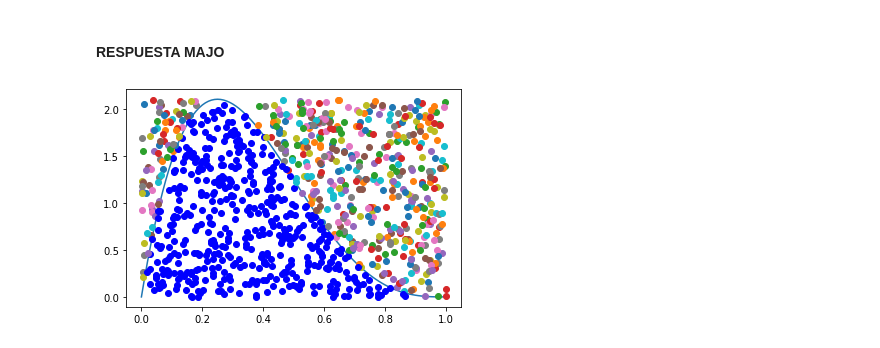
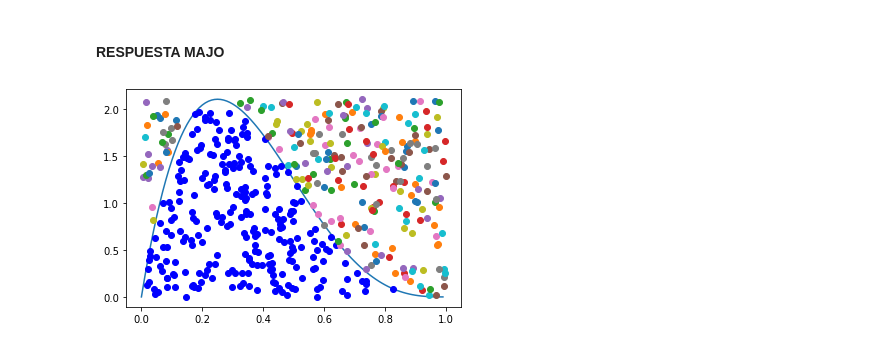
Before and after one commit to Sofiagarciaif/Tarea4_MCantu_SGarcia, a Jupyter notebook: Tarea4.ipynb, the cells around one changed output. Drawn from its saved outputs; the diff is of its cells as text; code cells hidden in the pictures.

```diff
--- a/Tarea4.ipynb
+++ b/Tarea4.ipynb
@@ -576,29 +641,29 @@ El máximo de f es: [2.109375]
 # %% [markdown]
 #### RESPUESTA MAJO
 # %%
-n=1000 #Numero de puntos y len de la var aleatoria
+n=500 #Numero de puntos y len de la var aleatoria
 f2=lambda x: 20*x*(1-x)**3 #Funcion de densidad
 x=np.arange(0,1,.01) #rango para graficar la funcion
 max_x = optimize.fmin(lambda x: -f2(x), 0,disp=False) #encontrando la x que maximiza la funcion
 max_fun=f2(max_x) #Evaluando la x en la funcion para encontrar cota superior
 R1=np.random.rand(n)
 R2=np.random.rand(n)
 t=lambda x: max_fun*np.ones(len(x))#funcion lineal con la cota superior (maximo de la funcion)
 def Acep_rechazo2(R2:'Variables distruidas U~U(0,1)',
                  R1:'Variables distribuidas como g(x)',
                  f:'función objetivo a generar',
                  t:'función que mayora a f'):
     f_x = f(R1)
     t_x = t(R1)
     condition = R2*t_x <=f_x
     [plt.plot(R1[i],R2[i]*t_x[i],'ob') if condition[i] else plt.plot(R1[i],R2[i]*t_x[i],'o') \
          for i in range(len(R1))]
     w=[R2[i]*t_x[i] for i in range(len(R1)) if condition[i]] #Aqui vamos guardando los valores que si pasan la
     #condicion para despues guardarlos en una variable
     return w
 
     plt.show()
 plt.plot(x,f2(x)) #Graficando la funcion para ver que si sirvio nuestro metodo
 t=Acep_rechazo2(R2,R1,f2,t)#Aqui vive la variable aleatoria X que surge de nuestra funcion f2 de densidad.
 # %% [output]
-[figure, old version]
+[figure, new version]
```
Also changed, not shown: parts of 21 cells of this notebook.
